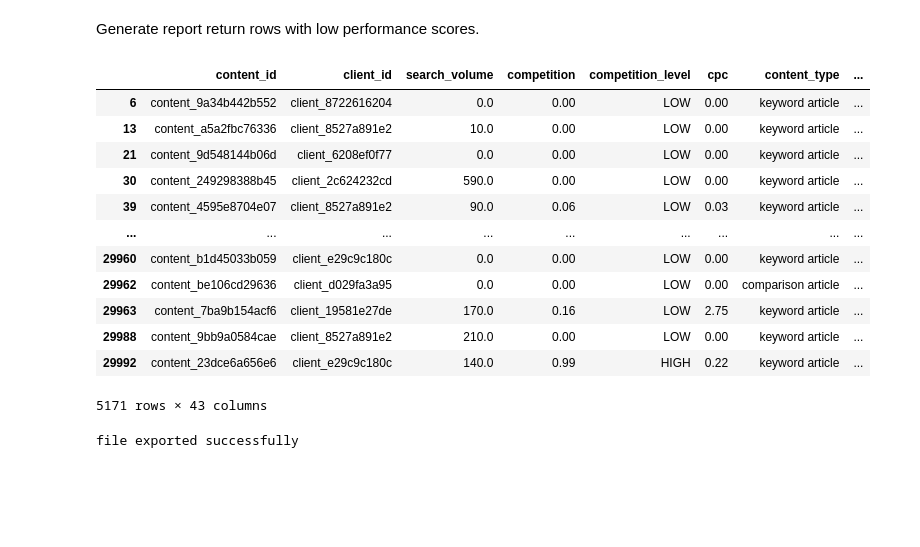
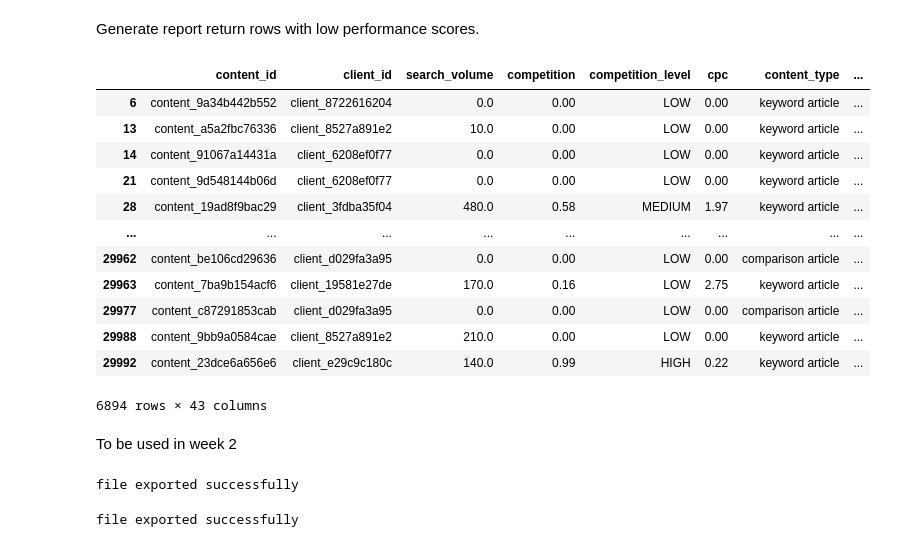
Before and after one commit to Maryam-Shile/flyrank_ml_internship, a Jupyter notebook: work/notebooks/w01_research_question.ipynb, the cells around one changed output. Cells and saved outputs as stored; diff of their text form; code cells hidden in the pictures; blank space fills up the shorter version.

```diff
--- a/work/notebooks/w01_research_question.ipynb
+++ b/work/notebooks/w01_research_question.ipynb
@@ -503,21 +503,23 @@ plt.show()
 Generate report
 return rows with low performance scores.
 # %%
-low_cut_off = final_data['performance_score'].quantile(0.3)
+low_cut_off = final_data['performance_score'].quantile(0.4)
 
 low_performers = final_data[final_data['performance_score'] <= low_cut_off]
 low_performers
 # %% [output]
 |  | content_id | client_id | search_volume | competition | competition_level | cpc | content_type | ... |
 | 6 | content_9a34b442b552 | client_8722616204 | 0.0 | 0.00 | LOW | 0.00 | keyword article | ... |
 | 13 | content_a5a2fbc76336 | client_8527a891e2 | 10.0 | 0.00 | LOW | 0.00 | keyword article | ... |
+| 14 | content_91067a14431a | client_6208ef0f77 | 0.0 | 0.00 | LOW | 0.00 | keyword article | ... |
 | 21 | content_9d548144b06d | client_6208ef0f77 | 0.0 | 0.00 | LOW | 0.00 | keyword article | ... |
-| 30 | content_249298388b45 | client_2c624232cd | 590.0 | 0.00 | LOW | 0.00 | keyword article | ... |
-| 39 | content_4595e8704e07 | client_8527a891e2 | 90.0 | 0.06 | LOW | 0.03 | keyword article | ... |
+| 28 | content_19ad8f9bac29 | client_3fdba35f04 | 480.0 | 0.58 | MEDIUM | 1.97 | keyword article | ... |
 | ... | ... | ... | ... | ... | ... | ... | ... | ... |
-| 29960 | content_b1d45033b059 | client_e29c9c180c | 0.0 | 0.00 | LOW | 0.00 | keyword article | ... |
 | 29962 | content_be106cd29636 | client_d029fa3a95 | 0.0 | 0.00 | LOW | 0.00 | comparison article | ... |
 | 29963 | content_7ba9b154acf6 | client_19581e27de | 170.0 | 0.16 | LOW | 2.75 | keyword article | ... |
+| 29977 | content_c87291853cab | client_d029fa3a95 | 0.0 | 0.00 | LOW | 0.00 | comparison article | ... |
 | 29988 | content_9bb9a0584cae | client_8527a891e2 | 210.0 | 0.00 | LOW | 0.00 | keyword article | ... |
 | 29992 | content_23dce6a656e6 | client_e29c9c180c | 140.0 | 0.99 | HIGH | 0.22 | keyword article | ... |
-5171 rows × 43 columns
+6894 rows × 43 columns
+# %% [markdown]
+To be used in week 2
@@ -524,3 +528,8 @@ low_performers
+# %%
+final_data.to_csv('info_data.csv', index = False)
+print('file exported successfully')
+# %% [output]
+file exported successfully
 # %%
 low_performers.to_csv('low_performers.csv', index=False)
 print('file exported successfully')
```
Also changed, not shown: parts of 2 cells of this notebook.
